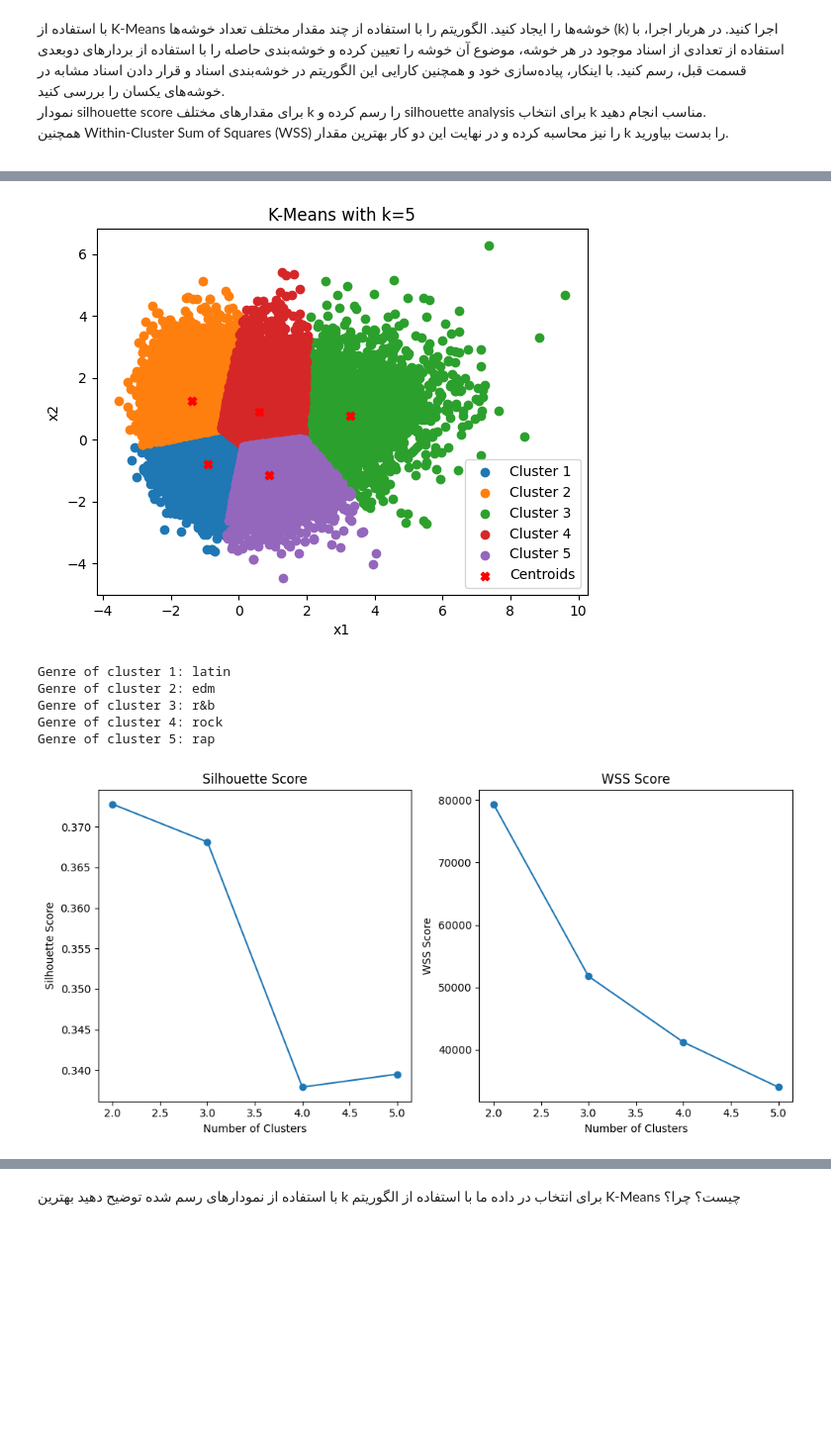
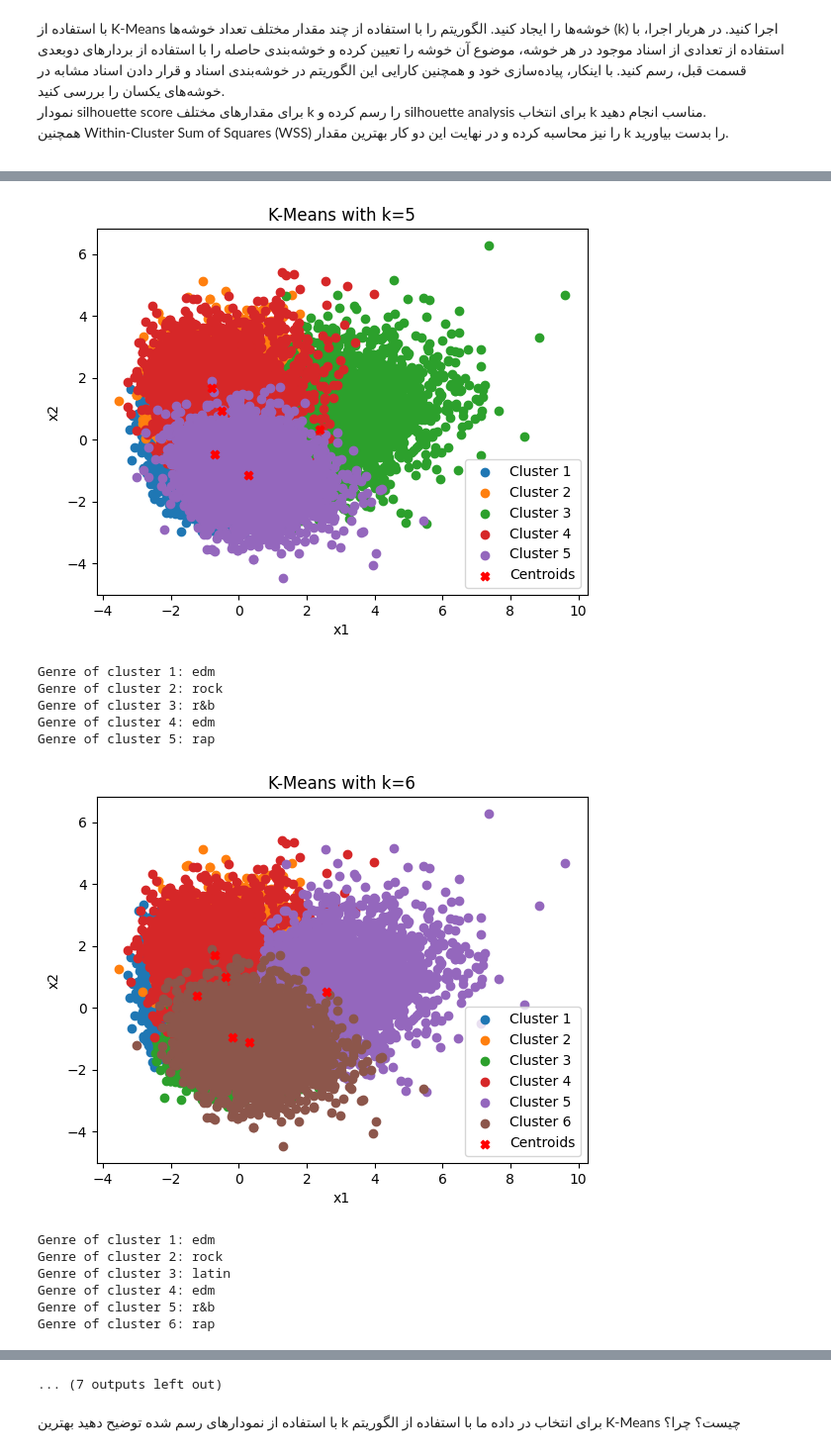
Before and after one commit to sehbeygi79/K-Means, a Jupyter notebook: k-means.ipynb, the cells around one changed output, grey strips where cells are left out. Shown: that part at 99% size. Drawn from its saved outputs; the diff is of its cells as text; code cells hidden in the pictures; blank space fills up the shorter version.

Commit message:
visualization is updated to handle more than 2d, T-SNE added

```diff
--- a/k-means.ipynb
+++ b/k-means.ipynb
@@ -132,8 +132,8 @@ plt.ylabel("Variance")
 plt.xticks(range(1, len(evr) + 1))
 plt.show()
 
-# threshold = 0.2
-latent_data, evr = reduce_dimension(normalized_data, 0.2)
+threshold = .9
+latent_data, evr = reduce_dimension(normalized_data, threshold)
 print(f"We chose {len(evr)} principal componentes")
 print(f"Explained variance ratio for each PC:\n{evr}")
 # %% [output]
@@ -266,13 +249,44 @@ class KMeans:
+# %%
+# this function shows an approximation of our clustering in 2d space
+def visualize(X, centroids, cluster_indices, n_clusters, dim_reduc_alg='PCA'):
+    if dim_reduc_alg == "PCA":
+        model = PCA(n_components=2)
+    elif dim_reduc_alg == "TSNE":
+        model = TSNE(n_components=2)
+
+    # reduce to 2d space
+    tmp = model.fit_transform(np.vstack((X, centroids)))
+    X_2d = tmp[:-n_clusters]
+    centroids_2d = tmp[-n_clusters:]
+
+    for k in range(n_clusters):
+        cluster_points = X_2d[cluster_indices == k]
+        plt.scatter(
+            cluster_points[:, 0], cluster_points[:, 1], label=f"Cluster {k + 1}"
+        )
+
+    plt.scatter(
+        centroids_2d[:, 0],
+        centroids_2d[:, 1],
+        c="red",
+        marker="X",
+        label="Centroids",
+    )
+
+    plt.title(f"K-Means with k={n_clusters}")
+    plt.xlabel("x1")
+    plt.ylabel("x2")
+    plt.legend()
+    plt.show()
 # %%
-max_cluster_count = 5
+max_cluster_count = 10
 # n_clusters starts from 2 because silhouette score is not defined for less
 cluster_range = range(2, max_cluster_count + 1)
 silhouette_scores, wss_scores = [], []
 for n_clusters in cluster_range:
     kmeans = KMeans(n_clusters=n_clusters, random_state=42)
-    _, final_cluster_indices = kmeans.fit(latent_data)
-
-    kmeans.visualize()
+    final_centroids, final_cluster_indices = kmeans.fit(latent_data)
+    visualize(latent_data, final_centroids, final_cluster_indices, n_clusters, "PCA")
     for i in range(n_clusters):
         most_frequent_genre = raw_data[final_cluster_indices == i]['playlist_genre'].value_counts().idxmax()
         print(f"Genre of cluster {i+1}: {most_frequent_genre}")
@@ -311,9 +325,15 @@ Genre of cluster 2: latin
 Genre of cluster 3: r&b
 Genre of cluster 4: edm
-[figure, old version]
+[figure, new version]
-Genre of cluster 1: latin
-Genre of cluster 2: edm
+Genre of cluster 1: edm
+Genre of cluster 2: rock
 Genre of cluster 3: r&b
-Genre of cluster 4: rock
+Genre of cluster 4: edm
 Genre of cluster 5: rap
-[figure, old version]
+[figure, new version]
+Genre of cluster 1: edm
+Genre of cluster 2: rock
+Genre of cluster 3: latin
+Genre of cluster 4: edm
+Genre of cluster 5: r&b
+Genre of cluster 6: rap
@@ -320,3 +348,4 @@ Genre of cluster 5: rap
+... (7 outputs left out)
 # %% [markdown]
 <div dir="rtl">
 با استفاده از نمودارهای رسم شده توضیح دهید بهترین k برای انتخاب در داده ما با استفاده از الگوریتم K-Means چیست؟
```
Also changed, not shown: parts of 16 cells of this notebook.
